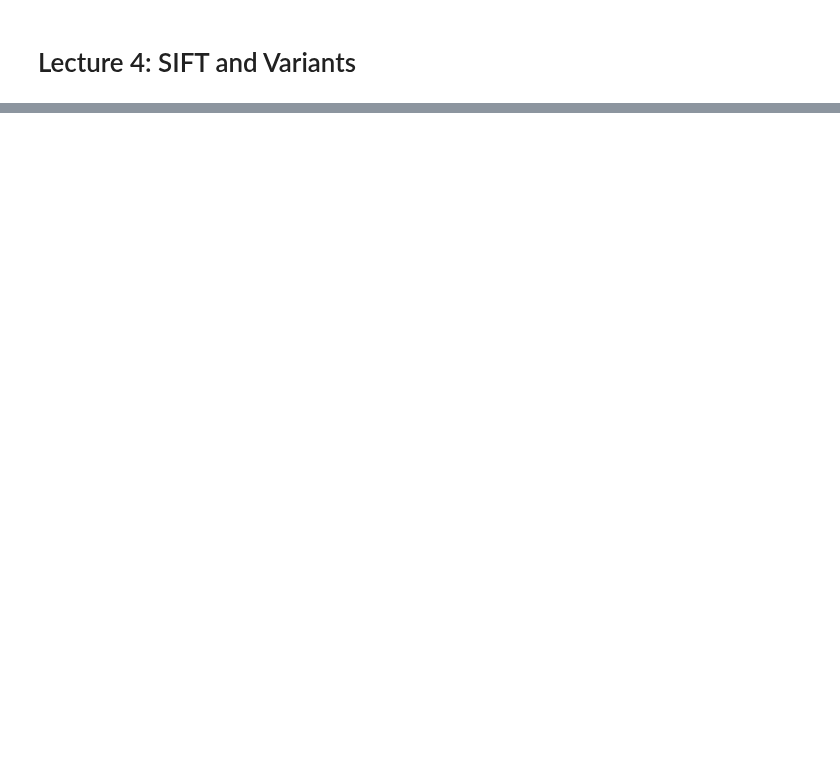
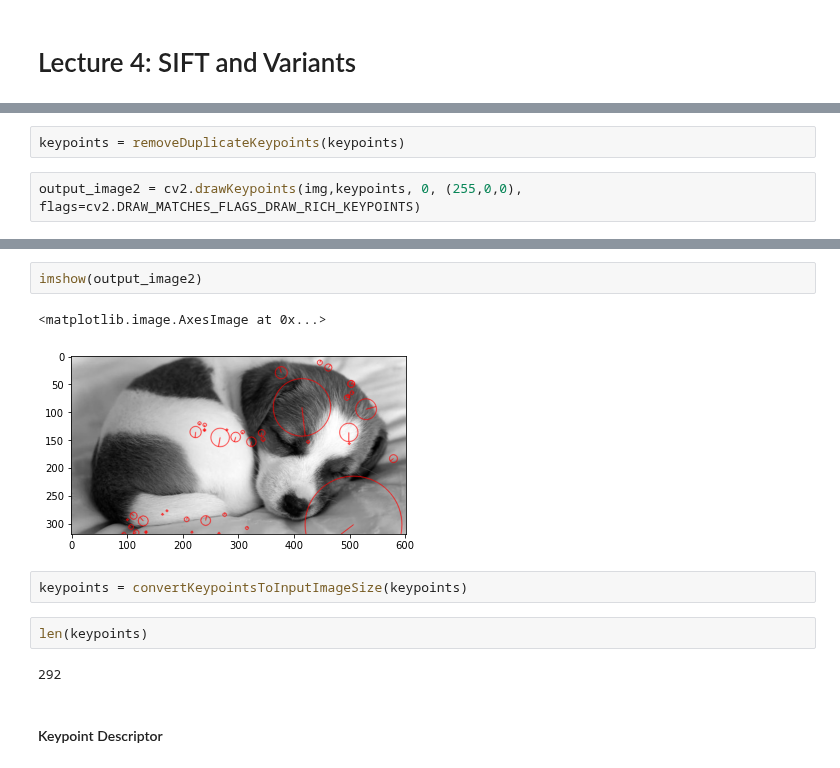
Before and after one commit to DL4CV-NPTEL/Deep-Learning-For-Computer-Vision, a Jupyter notebook: notebooks/Week_2/Week_2_Lecture_4.ipynb, the cells around one changed output, grey strips where cells are left out. Saved outputs shown, nothing was run; the diff lists cells and outputs as text; blank space fills up the shorter version.

```diff
--- a/notebooks/Week_2/Week_2_Lecture_4.ipynb
+++ b/notebooks/Week_2/Week_2_Lecture_4.ipynb
@@ -28,0 +444,4 @@ IPyDisplay.HTML(
+# %%
+keypoints = removeDuplicateKeypoints(keypoints)
+# %%
+output_image2 = cv2.drawKeypoints(img,keypoints, 0, (255,0,0), flags=cv2.DRAW_MATCHES_FLAGS_DRAW_RICH_KEYPOINTS)
@@ -28,0 +452,13 @@ IPyDisplay.HTML(
+# %%
+imshow(output_image2)
+# %% [output]
+<matplotlib.image.AxesImage at 0x...>
+[figure, added]
+# %%
+keypoints = convertKeypointsToInputImageSize(keypoints)
+# %%
+len(keypoints)
+# %% [output]
+292
+# %% [markdown]
+#### Keypoint Descriptor
```
Also changed, not shown: parts of 63 cells of this notebook.
